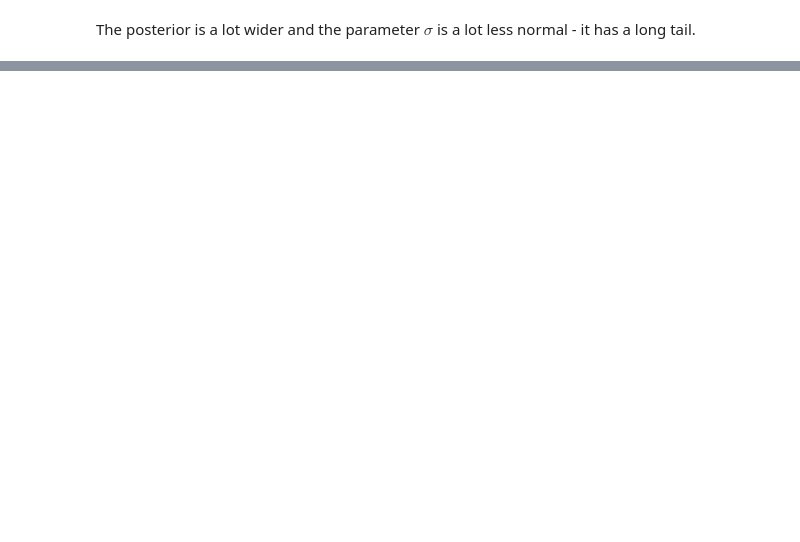
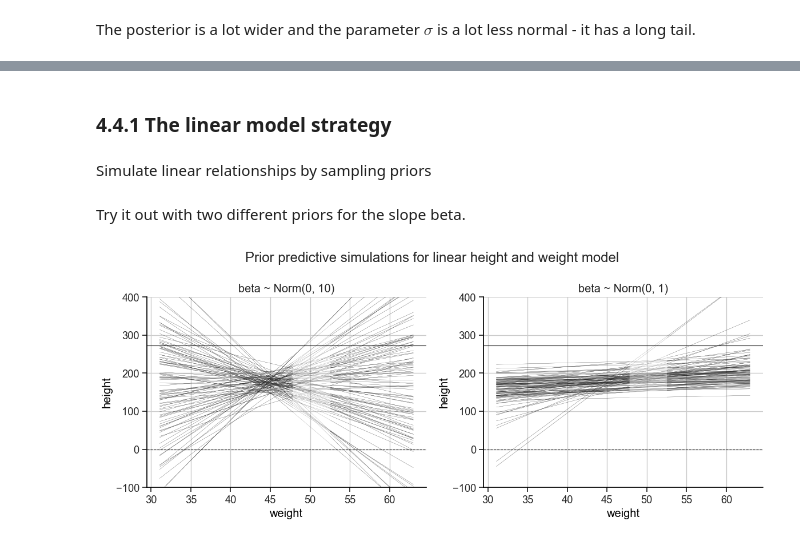
Before and after one commit to chris-leonard/statistical-rethinking, a Jupyter notebook: notes/chapter_4.ipynb, the cells around one changed output, grey strips where cells are left out. Cells and saved outputs as stored; diff of their text form; code cells hidden in the pictures; blank space fills up the shorter version.

```diff
--- a/notes/chapter_4.ipynb
+++ b/notes/chapter_4.ipynb
@@ -254,0 +330,52 @@ The posterior is a lot wider and the parameter $\sigma$ is a lot less normal - i
+# %% [markdown]
+### 4.4.1 The linear model strategy
+# %% [markdown]
+Simulate linear relationships by sampling priors
+# %%
+def plot_linear_weight_model_prior_predictive_manual(adult, alpha_prior, beta_prior, n_draw=100, ax=None):
+    # sample the priors
+    alpha_sample = alpha_prior.rvs(size=n_draw)
+    beta_sample = beta_prior.rvs(size=n_draw)
+
+    weights = adult.weight.values
+
+    # coerce into shapes (n_weight, n_draw)
+    alpha_grid, weights_grid = np.meshgrid(alpha_sample, weights)
+    beta_grid, _ = np.meshgrid(beta_sample, weights)
+
+    heights_grid = alpha_grid + beta_grid * (weights_grid - weights_grid.mean(axis=0))
+
+    # plot the data
+    if not ax:
+        fig, ax = plt.subplots(figsize=(6, 4))
+
+    for draw in range(n_draw):
+        ax.plot(weights_grid[:, draw], heights_grid[:, draw], color="k", lw=0.2, alpha=0.5)
+
+    ax.axhline(0, ls="--", lw=0.8, color="k")
+    ax.axhline(272, lw=0.8, color="k")
+
+    ax.set(
+        ylim=[-100, 400],
+        xlabel="weight",
+        ylabel="height",
+    )
+# %% [markdown]
+Try it out with two different priors for the slope beta.
+# %%
+fig, (ax0, ax1) = plt.subplots(ncols=2, figsize=(12, 5))
+
+alpha_prior = stats.norm(loc=178, scale=20)
+beta_prior_0 = stats.norm(loc=0, scale=10)
+beta_prior_1 = stats.lognorm(s=1)
+
+plot_linear_weight_model_prior_predictive_manual(adult, alpha_prior, beta_prior_0, ax=ax0)
+plot_linear_weight_model_prior_predictive_manual(adult, alpha_prior, beta_prior_1, ax=ax1)
+
+ax0.set(title="beta ~ Norm(0, 10)")
+ax1.set(title="beta ~ Norm(0, 1)")
+
+fig.suptitle("Prior predictive simulations for linear height and weight model")
+plt.tight_layout();
+# %% [output]
+[figure, added]
```
Also changed, not shown: parts of 52 cells of this notebook.
